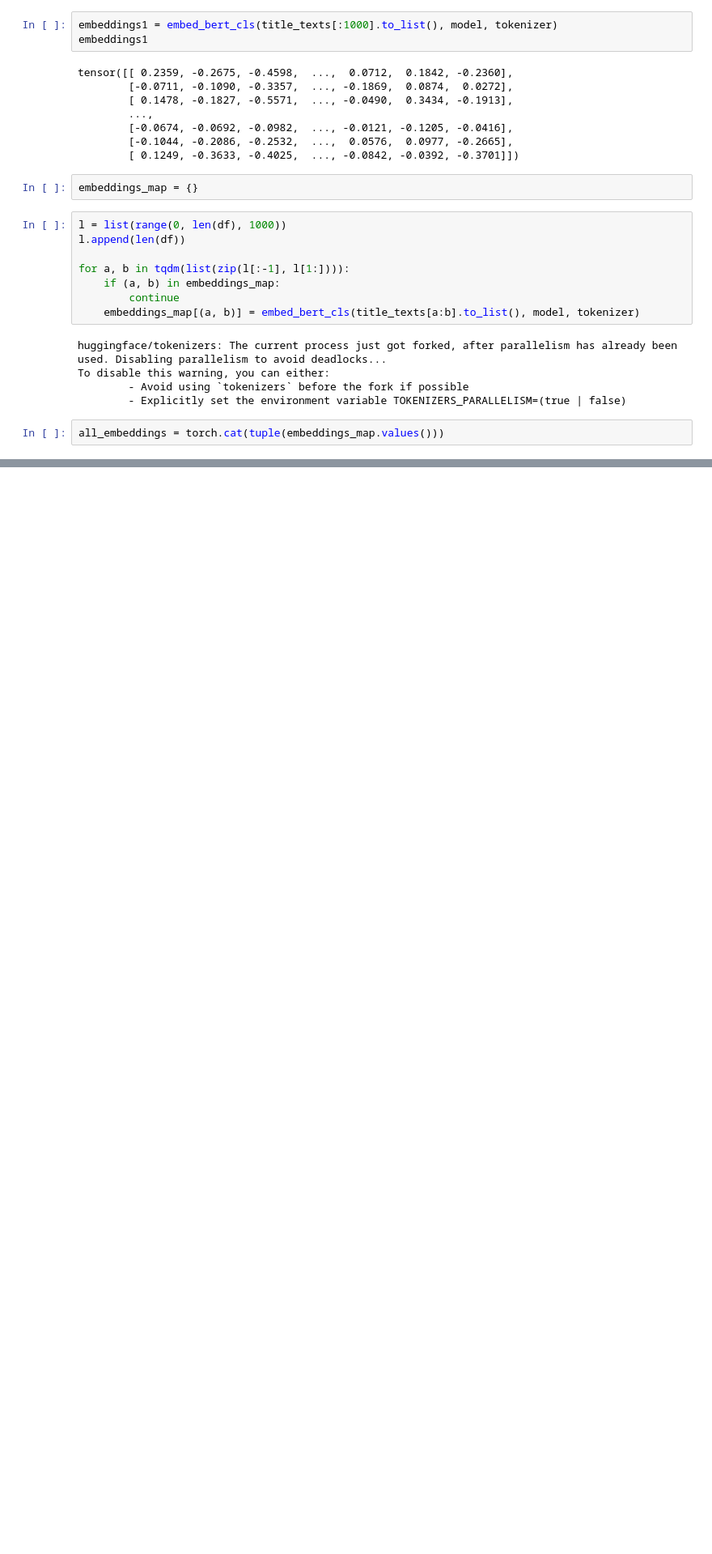
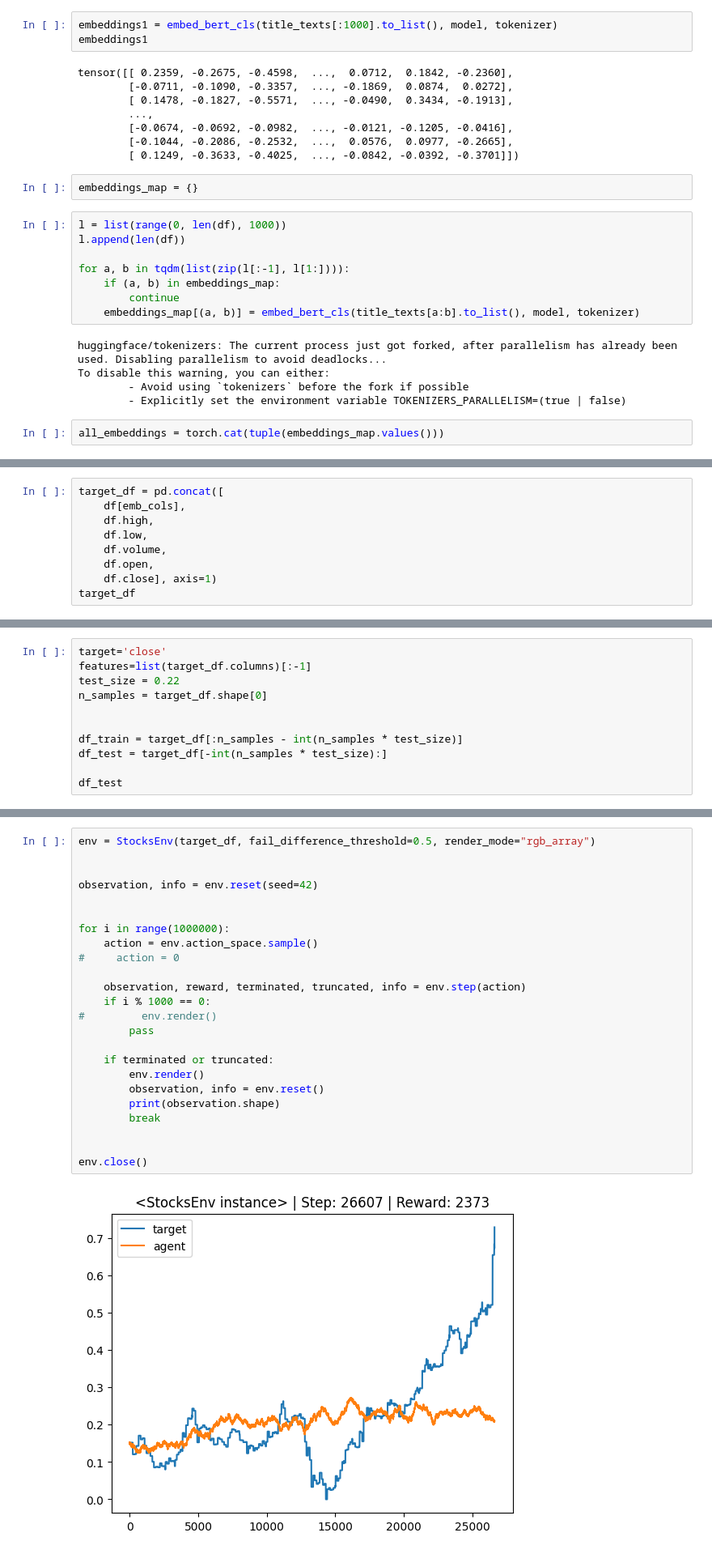
Before and after one commit to irusland/stonks, a Jupyter notebook: notebooks/lstm-gym-embeddings.ipynb, the cells around one changed output, grey strips where cells are left out. Shown at 81% size. Drawn from its saved outputs; the diff is of its cells as text; blank space fills up the shorter version.

```diff
--- a/notebooks/lstm-gym-embeddings.ipynb
+++ b/notebooks/lstm-gym-embeddings.ipynb
@@ -117,0 +148,9 @@ array(['negative', 'neutral', 'positive', nan], dtype=object)
+# %%
+target_df = pd.concat([
+    df[emb_cols],
+    df.high,
+    df.low,
+    df.volume,
+    df.open,
+    df.close], axis=1)
+target_df
@@ -117,0 +171,11 @@ array(['negative', 'neutral', 'positive', nan], dtype=object)
+# %%
+target='close'
+features=list(target_df.columns)[:-1]
+test_size = 0.22
+n_samples = target_df.shape[0]
+
+
+df_train = target_df[:n_samples - int(n_samples * test_size)]
+df_test = target_df[-int(n_samples * test_size):]
+
+df_test
@@ -117,0 +450,26 @@ array(['negative', 'neutral', 'positive', nan], dtype=object)
+# %%
+env = StocksEnv(target_df, fail_difference_threshold=0.5, render_mode="rgb_array")
+
+
+observation, info = env.reset(seed=42)
+
+
+for i in range(1000000):
+    action = env.action_space.sample()
+#     action = 0
+
+    observation, reward, terminated, truncated, info = env.step(action)
+    if i % 1000 == 0:
+#         env.render()
+        pass
+
+    if terminated or truncated:
+        env.render()
+        observation, info = env.reset()
+        print(observation.shape)
+        break
+
+
+env.close()
+# %% [output]
+[figure, added]
```
Also changed, not shown: parts of 25 cells of this notebook.
